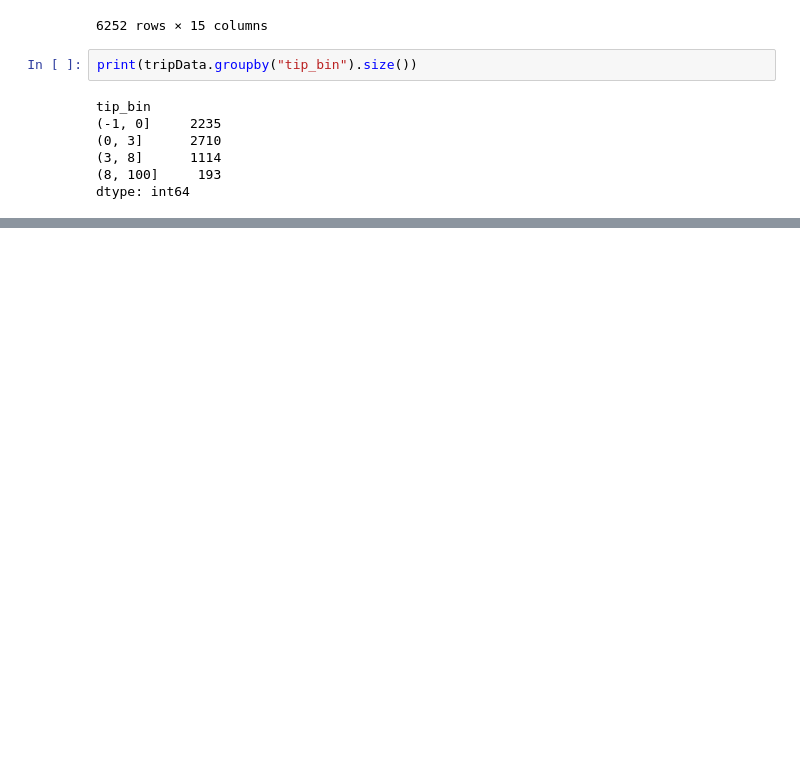
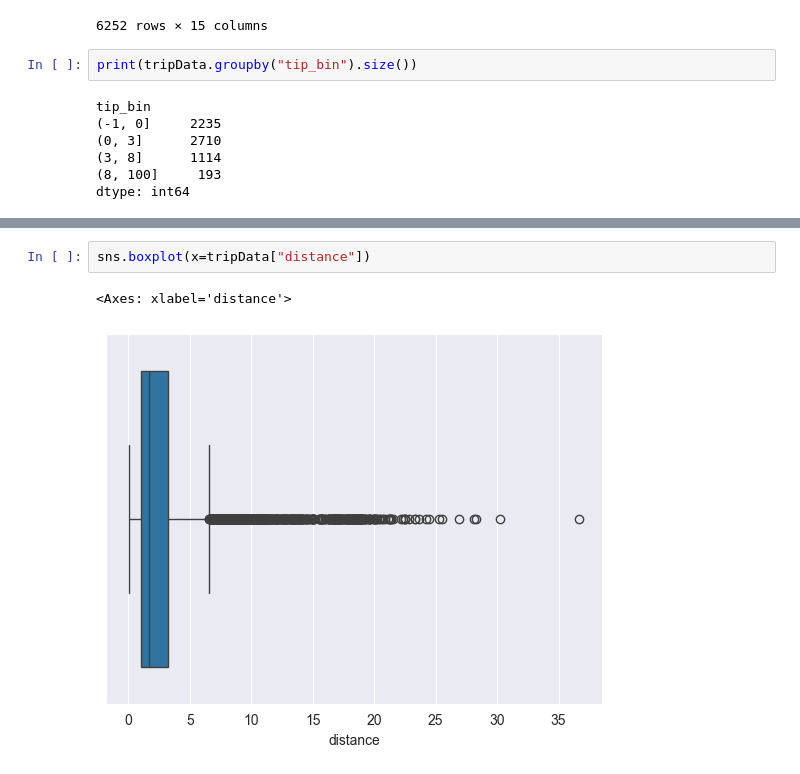
Before and after one commit to MagicalGlove/MachineLearning, a Jupyter notebook: Ola 1.ipynb, the cells around one changed output, grey strips where cells are left out. Saved outputs shown, nothing was run; the diff lists cells and outputs as text; blank space fills up the shorter version.

```diff
--- a/Ola 1.ipynb
+++ b/Ola 1.ipynb
@@ -153,0 +221,5 @@ dtype: int64
+# %%
+sns.boxplot(x=tripData["distance"])
+# %% [output]
+<Axes: xlabel='distance'>
+[figure, added]
```
Also changed, not shown: parts of 9 cells of this notebook.
